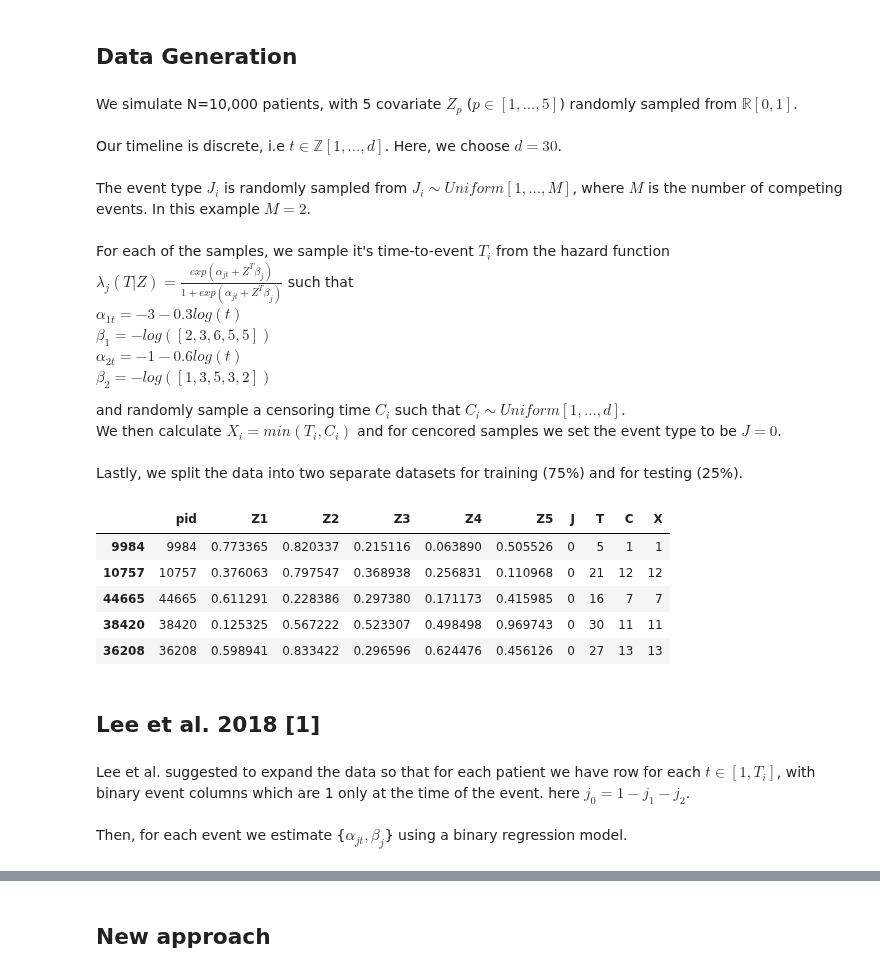
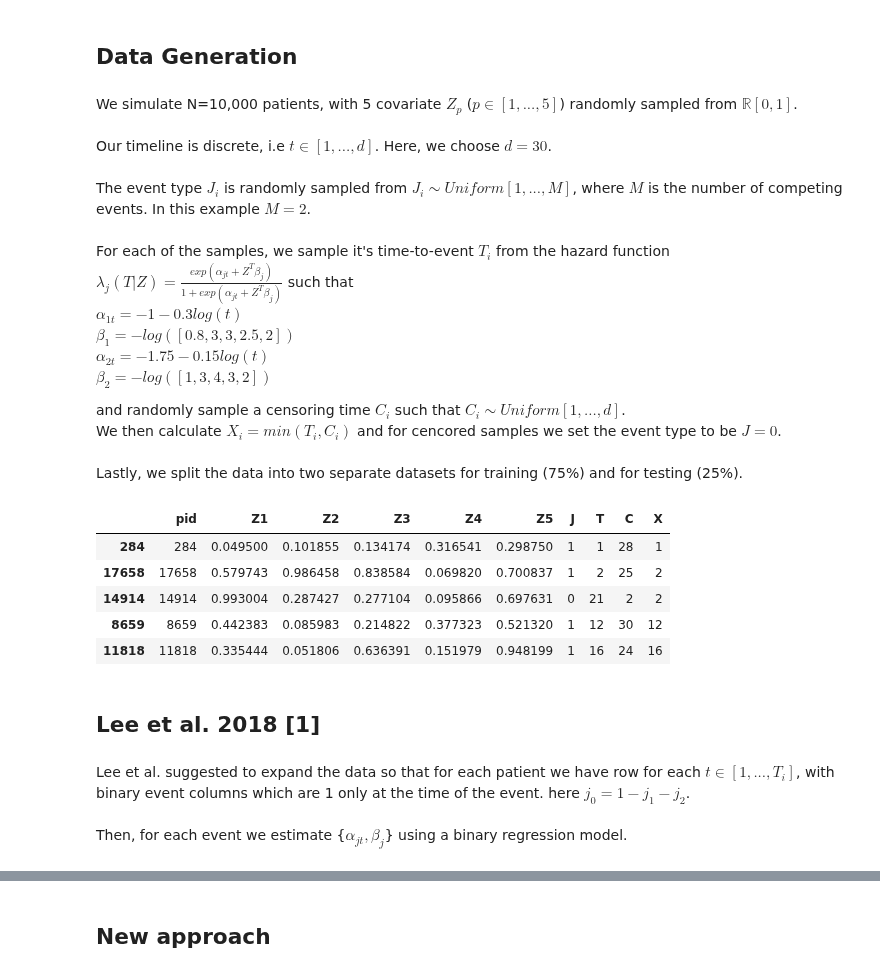
Before and after one commit to tomer1812/pydts, a Jupyter notebook: docs/Simple Simulation.ipynb, the cells around one changed output, grey strips where cells are left out. Saved outputs shown, nothing was run; the diff lists cells and outputs as text; code cells hidden in the pictures.

```diff
--- a/docs/Simple Simulation.ipynb
+++ b/docs/Simple Simulation.ipynb
@@ -11,13 +11,13 @@ We compare both methods based on simplicity, goodness of fit and performance. <b
 ## Data Generation
 # %% [markdown]
 We simulate N=10,000 patients, with 5 covariate $Z_p$ ($p \in [1,...,5]$) randomly sampled from $\mathbb{R} [0,1]$. <br> <br>
-Our timeline is discrete, i.e $t \in \mathbb{Z} [1,...,d]$. Here, we choose $d=30$. <br> <br>
+Our timeline is discrete, i.e $t \in [1,...,d]$. Here, we choose $d=30$. <br> <br>
 The event type $J_i$ is randomly sampled from $J_i \sim Uniform[1,...,M]$, where $M$ is the number of competing events. In this example $M=2$. <br><br>
 For each of the samples, we sample it's time-to-event $T_i$ from the hazard function $\lambda_{j}(T|Z) = \frac{exp(\alpha_{jt}+Z^{T}\beta_{j})}{1+exp(\alpha_{jt}+Z^{T}\beta_{j})}$ such that <br>
-$\alpha_{1t} = -3-0.3 log(t)$ <br>
-$\beta_{1} = -log([2, 3, 6, 5, 5])$ <br>
-$\alpha_{2t} = -1-0.6 log(t)$ <br>
-$\beta_{2} = -log([1, 3, 5, 3, 2])$ <br>
+$\alpha_{1t} = -1-0.3 log(t)$ <br>
+$\beta_{1} = -log([0.8, 3, 3, 2.5, 2])$ <br>
+$\alpha_{2t} = -1.75-0.15 log(t)$ <br>
+$\beta_{2} = -log([1, 3, 4, 3, 2])$ <br>
 
 and randomly sample a censoring time $C_i$ such that $C_i \sim Uniform[1, ... , d]$. <br>
 We then calculate $X_i = min(T_i, C_i)$ and for cencored samples we set the event type to be $J=0$. <br><br>
@@ -43,26 +42,27 @@ from examples.generate_simulations_data import generate_quick_start_df
 import warnings
 warnings.filterwarnings('ignore')
 # %%
+n_patients = 20000
 n_cov = 5
-patients_df = generate_quick_start_df(n_patients=50000, n_cov=n_cov, d_times=30, j_events=2, pid_col='pid',
-                                      seed=0)
+patients_df = generate_quick_start_df(n_patients=n_patients, n_cov=n_cov, d_times=30, j_events=2,
+                                      pid_col='pid', seed=0)
 covariates = [f'Z{i + 1}' for i in range(n_cov)]
 
 train_df, test_df = train_test_split(patients_df, test_size=0.25)
 events = sorted(train_df['J'].unique())
 times = sorted(train_df['X'].unique())
 train_df.head()
 # %% [output]
 |  | pid | Z1 | Z2 | Z3 | Z4 | Z5 | J | T | C | X |
-| 9984 | 9984 | 0.773365 | 0.820337 | 0.215116 | 0.063890 | 0.505526 | 0 | 5 | 1 | 1 |
-| 10757 | 10757 | 0.376063 | 0.797547 | 0.368938 | 0.256831 | 0.110968 | 0 | 21 | 12 | 12 |
-| 44665 | 44665 | 0.611291 | 0.228386 | 0.297380 | 0.171173 | 0.415985 | 0 | 16 | 7 | 7 |
-| 38420 | 38420 | 0.125325 | 0.567222 | 0.523307 | 0.498498 | 0.969743 | 0 | 30 | 11 | 11 |
-| 36208 | 36208 | 0.598941 | 0.833422 | 0.296596 | 0.624476 | 0.456126 | 0 | 27 | 13 | 13 |
+| 284 | 284 | 0.049500 | 0.101855 | 0.134174 | 0.316541 | 0.298750 | 1 | 1 | 28 | 1 |
+| 17658 | 17658 | 0.579743 | 0.986458 | 0.838584 | 0.069820 | 0.700837 | 1 | 2 | 25 | 2 |
+| 14914 | 14914 | 0.993004 | 0.287427 | 0.277104 | 0.095866 | 0.697631 | 0 | 21 | 2 | 2 |
+| 8659 | 8659 | 0.442383 | 0.085983 | 0.214822 | 0.377323 | 0.521320 | 1 | 12 | 30 | 12 |
+| 11818 | 11818 | 0.335444 | 0.051806 | 0.636391 | 0.151979 | 0.948199 | 1 | 16 | 24 | 16 |
 # %% [markdown]
 ## Lee et al. 2018 [1]
 # %% [markdown]
-Lee et al. suggested to expand the data so that for each patient we have row for each $t \in [1, T_i]$, with binary event columns which are 1 only at the time of the event. here $j_0 = 1 - j_1 - j_2$. <br> <br>
+Lee et al. suggested to expand the data so that for each patient we have row for each $t \in [1, ... , T_i]$, with binary event columns which are 1 only at the time of the event. here $j_0 = 1 - j_1 - j_2$. <br> <br>
 Then, for each event we estimate {$\alpha_{jt}, \beta_{j}$} using a binary regression model.
 # %%
 expanded_train_df = get_expanded_df(train_df)
```
Also changed, not shown: parts of 19 cells of this notebook, 3 other files.
